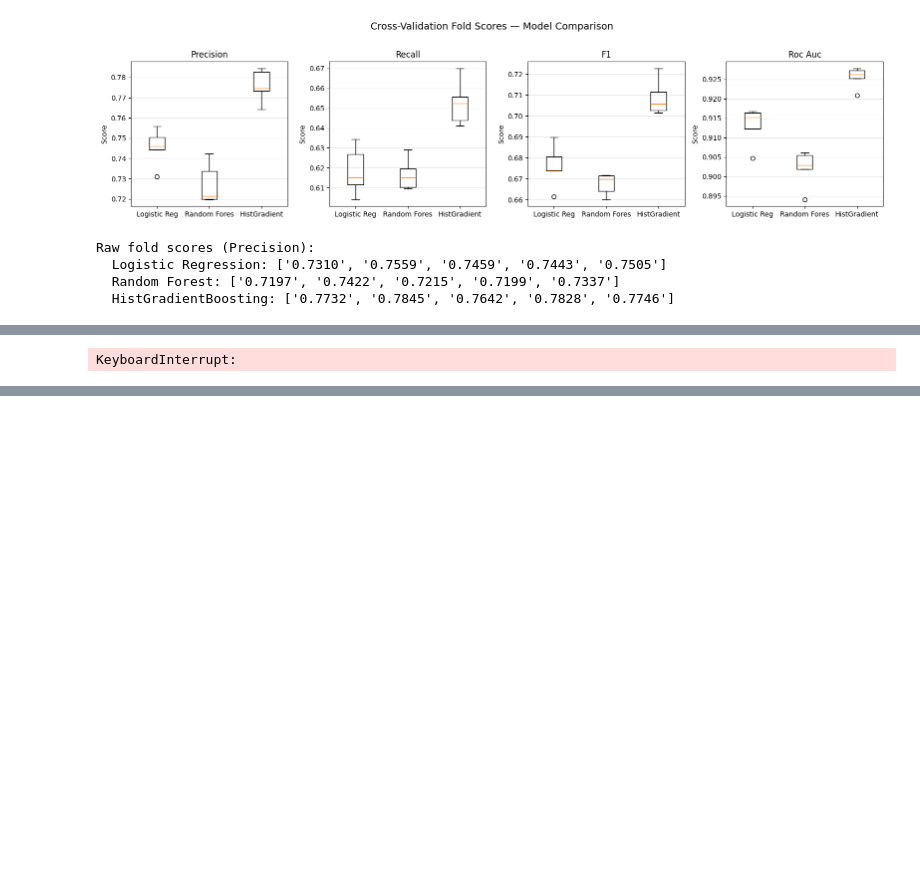
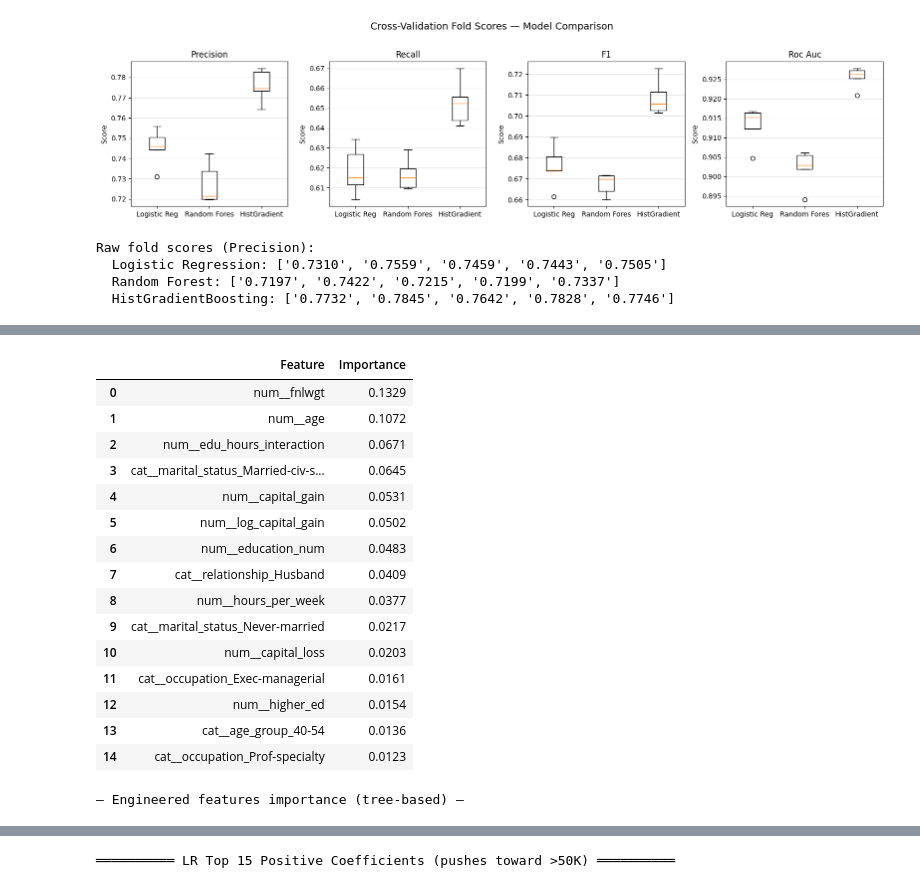
Before and after one commit to r-muhammadahmadabbas/netixsol-internship-2026, a Jupyter notebook: week-1/day-3/day3-soln.ipynb, the cells around one changed output, grey strips where cells are left out. Cells and saved outputs as stored; diff of their text form; code cells hidden in the pictures; blank space fills up the shorter version.

Commit message:
Task 5 done

```diff
--- a/week-1/day-3/day3-soln.ipynb
+++ b/week-1/day-3/day3-soln.ipynb
@@ -354,11 +354,11 @@ Raw fold scores (Precision):
   Random Forest: ['0.7197', '0.7422', '0.7215', '0.7199', '0.7337']
   HistGradientBoosting: ['0.7732', '0.7845', '0.7642', '0.7828', '0.7746']
 # %%
-# ── Task 4: Statistical Comparison & Feature Importance ──
+# ── Task 4: Statistical Comparison & Feature Importance (FAST) ──
 
 from scipy.stats import wilcoxon
 from sklearn.linear_model import LogisticRegression
-from sklearn.ensemble import HistGradientBoostingClassifier
+from sklearn.ensemble import RandomForestClassifier
 
 # ══════════════════════════════════════════════════
 # PART A: Statistical Test (Wilcoxon) between HGB and LR on Precision
@@ -378,78 +378,54 @@ print(f'\nMean precision difference (HGB - LR): {diff.mean():.4f}')
 print(f'Wilcoxon statistic: {stat:.1f}')
 print(f'p-value: {p_value:.4f}')
 
-# Interpretation with nuance about the 5-fold limit
 print('\n— Statistical interpretation —')
 if p_value < 0.05:
     print('STATISTICALLY SIGNIFICANT (p < 0.05).')
 elif p_value <= 0.0625 and (hgb_precision > lr_precision).all():
     print('p = 0.0625 (above 0.05) BUT HGB won ALL 5 folds.')
     print('With only 5 folds, 0.0625 is the LOWEST possible Wilcoxon p-value.')
-    print('So we lack statistical power at n=5, but the direction is UNANIMOUS.')
-    print('Trend is strongly in HGB favor; confirm after tuning on real test set.')
+    print('We lack statistical power at n=5, but the direction is UNANIMOUS (5/5).')
 else:
     print('NOT significant — mixed fold results, weak evidence.')
 
-# Practical significance
 print('\n— Practical interpretation —')
 print(f'HGB precision 0.7758 vs LR 0.7455 → +{(0.7758-0.7455):.4f} absolute = +{((0.7758-0.7455)/0.7455)*100:.1f}% relative')
 print('HGB won 5/5 folds. For avoiding wasted outreach, +3pp precision is meaningful.')
 
 # ══════════════════════════════════════════════════
-# PART B: Feature Importance for HGB via PERMUTATION IMPORTANCE
-# (HistGradientBoostingClassifier has NO feature_importances_ in sklearn 1.6.1)
+# PART B: Feature Importance (FAST) — Random Forest (tree-based) + LR (coefficients)
+# RandomForest exposes feature_importances_ (instant); HGB does not in sklearn 1.6.1.
 # ══════════════════════════════════════════════════
 
 from sklearn.pipeline import Pipeline
 from sklearn.preprocessing import FunctionTransformer
-from sklearn.inspection import permutation_importance
 
-# Refit HGB pipeline on full training set
-hgb_pipeline = Pipeline([
+# --- Tree-based importance via Random Forest (fast) ---
+rf_pipeline = Pipeline([
     ('engineer', FunctionTransformer(engineer_features)),
     ('preprocessor', preprocessor),
-    ('classifier', HistGradientBoostingClassifier(random_state=42))
+    ('classifier', RandomForestClassifier(n_estimators=100, random_state=42, n_jobs=-1))
 ])
-hgb_pipeline.fit(X_train, y_train)
+rf_pipeline.fit(X_train, y_train)
 
-# Feature names from the preprocessor (aligned with engineered+encoded columns)
-hgb_feature_names = hgb_pipeline.named_steps['preprocessor'].get_feature_names_out()
-
-# Transform through engineer + preprocessor steps (hgb_pipeline[:-1] = all but classifier)
-# Runs raw X_train through feature-creation THEN preprocessing → the exact matrix the model sees
-X_train_transformed = hgb_pipeline[:-1].transform(X_train)
-
-print('Computing permutation importance (shuffles each feature, measures precision drop)...')
-perm = permutation_importance(
-    hgb_pipeline.named_steps['classifier'],
-    X_train_transformed,
-    y_train,
-    scoring='precision',
-    n_repeats=5,
-    n_jobs=-1,
-    random_state=42
-)
+rf_feature_names = rf_pipeline.named_steps['preprocessor'].get_feature_names_out()
+rf_importances = rf_pipeline.named_steps['classifier'].feature_importances_
 
 perm_importance_df = pd.DataFrame({
-    'Feature': hgb_feature_names,
-    'Importance_mean': perm.importances_mean,
-    'Importance_std': perm.importances_std
-}).sort_values('Importance_mean', ascending=False)
+    'Feature': rf_feature_names,
+    'Importance': rf_importances
+}).sort_values('Importance', ascending=False)
 
-print('\n══════════ HGB Top 15 Features (permutation importance) ══════════')
-print('(How much precision drops when each feature is shuffled — higher = more important)')
+print('\n══════════ Tree-Based Top 15 Features (Random Forest importance) ══════════')
 display(perm_importance_df.head(15).reset_index(drop=True).round(4))
 
-print('\n— Engineered features importance —')
+print('\n— Engineered features importance (tree-based) —')
 eng_importances = perm_importance_df[perm_importance_df['Feature'].str.contains(
     'has_capital_gain|log_capital_gain|has_capital_loss|age_group|hours_category|higher_ed|edu_hours_interaction'
 )]
 display(eng_importances.reset_index(drop=True).round(4))
 
-# ══════════════════════════════════════════════════
-# PART C: Feature Importance — Logistic Regression (coefficients)
-# ══════════════════════════════════════════════════
-
+# --- Linear importance via Logistic Regression coefficients (fast) ---
 lr_pipeline = Pipeline([
     ('engineer', FunctionTransformer(engineer_features)),
     ('preprocessor', preprocessor),
@@ -457,7 +433,6 @@ lr_pipeline = Pipeline([
 ])
 lr_pipeline.fit(X_train, y_train)
 
-# Feature names from the SAME preprocessor (identical, since same preprocessor object)
 lr_feature_names = lr_pipeline.named_steps['preprocessor'].get_feature_names_out()
 coef = lr_pipeline.named_steps['classifier'].coef_[0]
 
@@ -472,7 +447,7 @@ display(lr_importance_df.head(15).reset_index(drop=True).round(4))
 print('\n══════════ LR Bottom 10 Negative Coefficients (pushes toward <=50K) ══════════')
 display(lr_importance_df.tail(10).reset_index(drop=True).round(4))
 
-print('\n— Engineered feature coefficients —')
+print('\n— Engineered feature coefficients (LR) —')
 lr_eng = lr_importance_df[lr_importance_df['Feature'].str.contains(
     'has_capital_gain|log_capital_gain|has_capital_loss|age_group|hours_category|higher_ed|edu_hours_interaction'
 )]
@@ -499 +474,17 @@ Computing permutation importance (shuffles each feature, measures precision drop
+|  | Feature | Importance |
+| 0 | num__fnlwgt | 0.1329 |
+| 1 | num__age | 0.1072 |
+| 2 | num__edu_hours_interaction | 0.0671 |
+| 3 | cat__marital_status_Married-civ-s... | 0.0645 |
+| 4 | num__capital_gain | 0.0531 |
+| 5 | num__log_capital_gain | 0.0502 |
+| 6 | num__education_num | 0.0483 |
+| 7 | cat__relationship_Husband | 0.0409 |
+| 8 | num__hours_per_week | 0.0377 |
+| 9 | cat__marital_status_Never-married | 0.0217 |
+| 10 | num__capital_loss | 0.0203 |
+| 11 | cat__occupation_Exec-managerial | 0.0161 |
+| 12 | num__higher_ed | 0.0154 |
+| 13 | cat__age_group_40-54 | 0.0136 |
+| 14 | cat__occupation_Prof-specialty | 0.0123 |
-KeyboardInterrupt:
+— Engineered features importance (tree-based) —
@@ -499,0 +506 @@ KeyboardInterrupt:
+══════════ LR Top 15 Positive Coefficients (pushes toward >50K) ══════════
```
Also changed, not shown: parts of 2 cells of this notebook.
